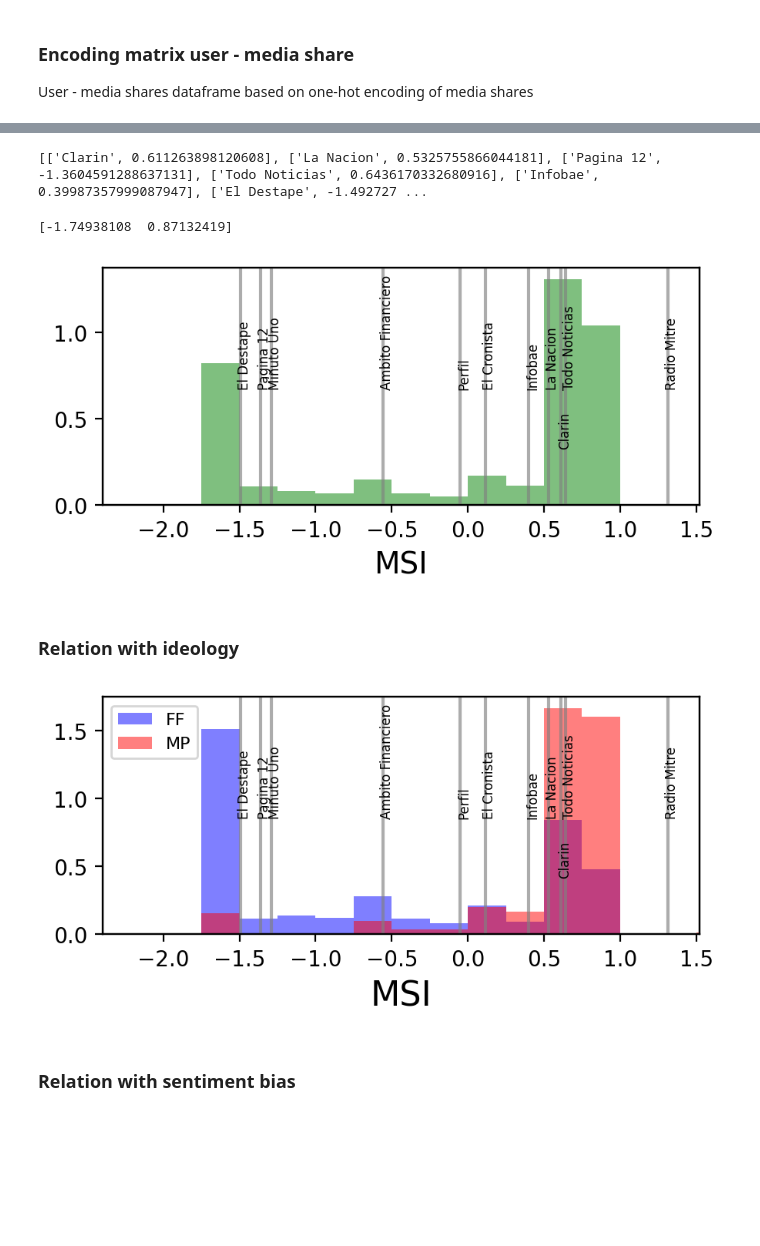
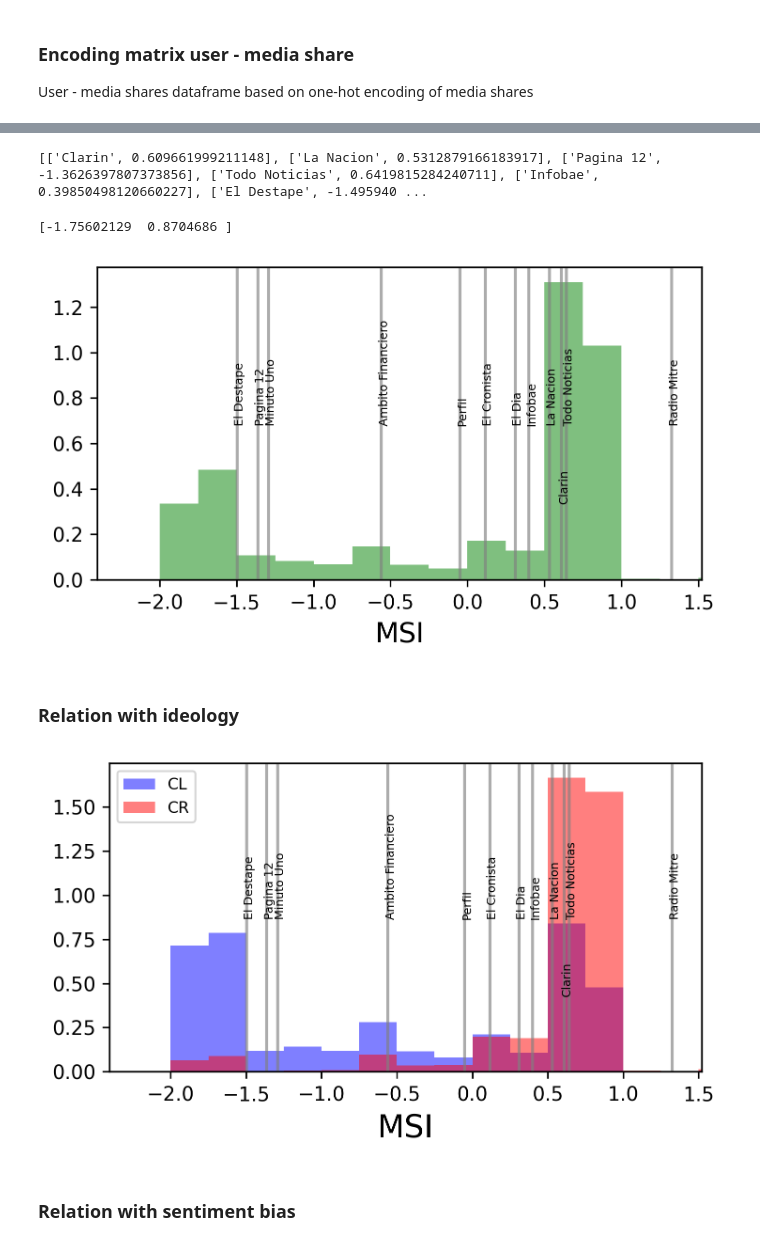
Before and after one commit to spinto88/MediaSharingIndex, a Jupyter notebook: MediaShareIndex_ppal_media_relation_ideology.ipynb, the cells around one changed output, grey strips where cells are left out. Saved outputs shown, nothing was run; the diff lists cells and outputs as text; code cells hidden in the pictures; blank space fills up the shorter version.

```diff
--- a/MediaShareIndex_ppal_media_relation_ideology.ipynb
+++ b/MediaShareIndex_ppal_media_relation_ideology.ipynb
@@ -12,7 +12,7 @@ import matplotlib
 np.random.seed(123459)
 # %%
 # Data with only columns of interest
-data = pd.read_csv('Data/dataEchoChambers.csv', usecols=['tw_id', 'fecha', 'usr_id', 'opinion_dinamic', 'url_expanded', 'medio'])
+data = pd.read_csv('Data/dataEchoChambers_with_article_info.csv', usecols=['tw_id', 'fecha', 'usr_id', 'opinion_dinamic', 'url_expanded', 'medio'])
 data['fecha'] = pd.to_datetime(data['fecha'])
 data.head(n = 5)
 # %% [output]
@@ -50,7 +50,7 @@ user_media_df.head(n = 5)
 | 760916 | 0.0 | 0.0 | 0.0 | 0.0 | 0.0 | 0.0 | 0.0 | 0.0 | ... |
 # %%
 ppal_media = ['Clarin', 'La Nacion', 'Pagina 12', 'Todo Noticias', 'Infobae', 'El Destape']
-ppal_media += ['Ambito Financiero', 'Minuto Uno', 'Perfil', 'El Cronista', 'Radio Mitre']
+ppal_media += ['Ambito Financiero', 'Minuto Uno', 'Perfil', 'El Cronista', 'Radio Mitre', 'El Dia']
 
 user_media_df_filtrado = user_media_df[ppal_media].copy()
 user_media_df_filtrado = user_media_df_filtrado[user_media_df_filtrado.apply(np.count_nonzero, axis = 1) > 0].copy()
@@ -72,30 +72,31 @@ score_media = np.array([np.average(score_users, weights=A[:,i]) for i in range(A
 media_score = [[user_media_df_filtrado.columns[i], score_media[i]] for i in range(len(score_media))]
 print(media_score)
 # %% [output]
-[['Clarin', 0.611263898120608], ['La Nacion', 0.5325755866044181], ['Pagina 12', -1.3604591288637131], ['Todo Noticias', 0.6436170332680916], ['Infobae', 0.39987357999087947], ['El Destape', -1.492727 ...
+[['Clarin', 0.609661999211148], ['La Nacion', 0.5312879166183917], ['Pagina 12', -1.3626397807373856], ['Todo Noticias', 0.6419815284240711], ['Infobae', 0.39850498120660227], ['El Destape', -1.495940 ...
 # %%
 # Scores of the users
-fig, ax = plt.subplots(dpi = 200, figsize=(5,2))
+fig, ax = plt.subplots(dpi = 300, figsize=(5,3))
 
 ax.hist(score_users, bins = np.arange(-2, 2, 0.25), alpha = 0.50, color = 'g', density = True)
 ax.set_xlabel(r'MSI', size = 14)
 
 ax2 = ax.twinx()
 for ms in media_score:
     ax2.axvline(ms[1], color = 'grey', alpha = 0.65)
     if ms[0] != 'Clarin':
         ax2.text(x = ms[1]-0.02, y = 0.5, s=ms[0], rotation = 90, size = 6)
     else:
         ax2.text(x = ms[1]-0.02, y = 0.25, s=ms[0], rotation = 90, size = 6)
 ax2.set_yticks([])
 ax.set_xlim(np.quantile(score_users, q = [0.005, 0.995]) + np.array([-0.65, 0.65]))
 print(np.quantile(score_users, q = [0.005, 0.995]))
-#plt.savefig('PaperFigures/MSI.pdf', bbox_inches = matplotlib.transforms.Bbox.from_bounds(0, -0.25, 5, 2.25))
-#plt.savefig('PaperFigures/MSI.png', bbox_inches = matplotlib.transforms.Bbox.from_bounds(0, -0.25, 5, 2.25))
+fig.tight_layout()
+plt.savefig('Results/MSI.pdf')#, bbox_inches = matplotlib.transforms.Bbox.from_bounds(0, -0.25, 5, 2.25))
+plt.savefig('Results/MSI.png')#, bbox_inches = matplotlib.transforms.Bbox.from_bounds(0, -0.25, 5, 2.25))
 plt.show()
 # %% [output]
-[-1.74938108  0.87132419]
+[-1.75602129  0.8704686 ]
-[figure, old version]
+[figure, new version]
 # %%
 user_media_df_filtrado['score'] = score_users
 # %%
@@ -112,12 +113,12 @@ ideology_of_msi_users = user_ideology[user_ideology.index.isin(user_media_df_fil
 user_media_df_filtrado['ideology'] = ideology_of_msi_users
 # %%
 # Scores of the users
-fig, ax = plt.subplots(dpi = 200, figsize=(5,2))
+fig, ax = plt.subplots(dpi = 300, figsize=(5,3))
 
 
 ideocolor = {'FF': 'b', 'MP': 'r'}
 for ideology in ['FF', 'MP']:
-    ax.hist(user_media_df_filtrado[user_media_df_filtrado['ideology'] == ideology]['score'], bins = np.arange(-2, 2, 0.25), alpha = 0.50, color = ideocolor[ideology], density = True, label = ideology)
+    ax.hist(user_media_df_filtrado[user_media_df_filtrado['ideology'] == ideology]['score'], bins = np.arange(-2, 2, 0.25), alpha = 0.50, color = ideocolor[ideology], density = True, label = ['CL' if ideology == 'FF' else 'CR'])
 ax.set_xlabel(r'MSI', size = 16)
 ax.legend(loc = 'upper left', fontsize = 8)
 
@@ -130,11 +131,12 @@ for ms in media_score:
         ax2.text(x = ms[1]-0.02, y = 0.25, s=ms[0], rotation = 90, size = 6)
 ax2.set_yticks([])
 ax.set_xlim(np.quantile(score_users, q = [0.005, 0.995]) + [-0.65, 0.65])
-plt.savefig('Results/MSI_ideology.pdf', bbox_inches = matplotlib.transforms.Bbox.from_bounds(0, -0.25, 5, 2.25))
-plt.savefig('Results/MSI_ideology.png', bbox_inches = matplotlib.transforms.Bbox.from_bounds(0, -0.25, 5, 2.25))
+fig.tight_layout()
+plt.savefig('Results/MSI_ideology.pdf')#, bbox_inches = matplotlib.transforms.Bbox.from_bounds(0, -0.25, 5, 2.25))
+plt.savefig('Results/MSI_ideology.png')#, bbox_inches = matplotlib.transforms.Bbox.from_bounds(0, -0.25, 5, 2.25))
 plt.show()
 # %% [output]
-[figure, old version]
+[figure, new version]
 # %% [markdown]
 ### Relation with sentiment bias
 # %%
```
Also changed, not shown: parts of 2 cells of this notebook, 19 other files.
